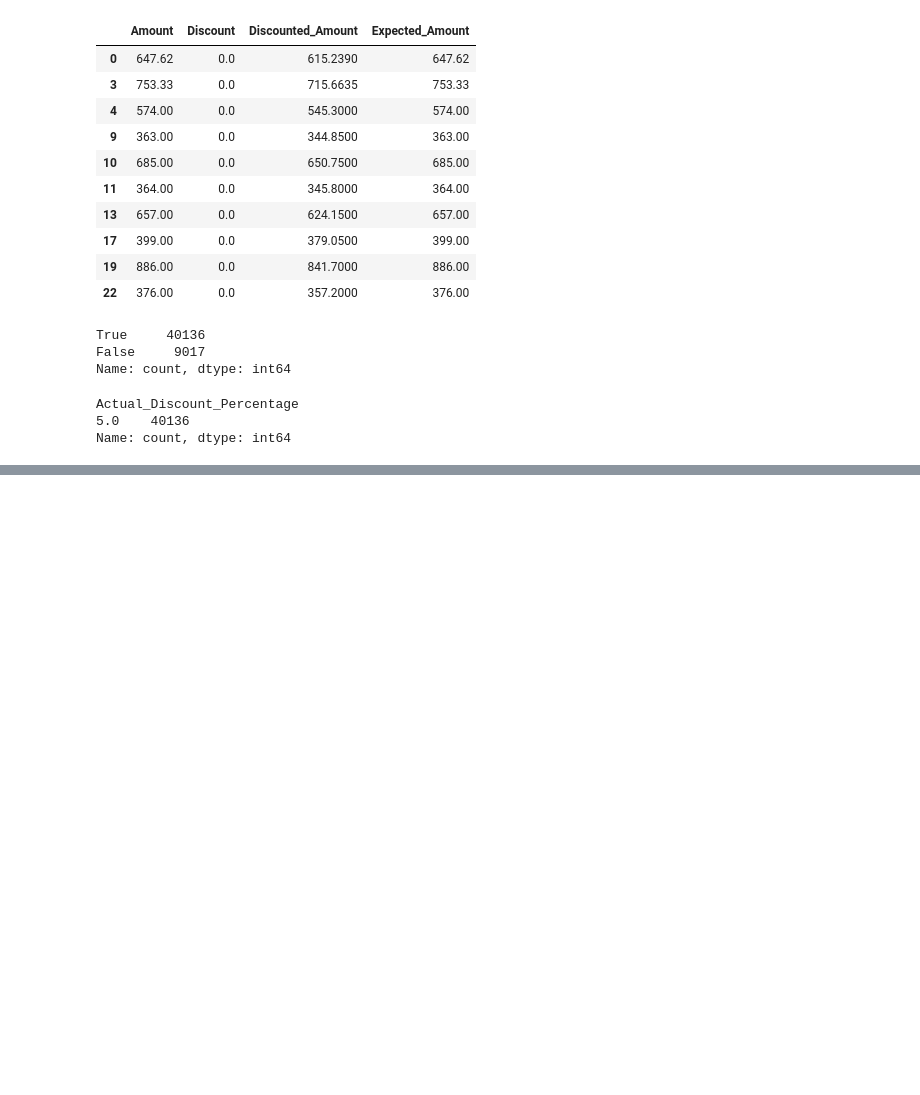
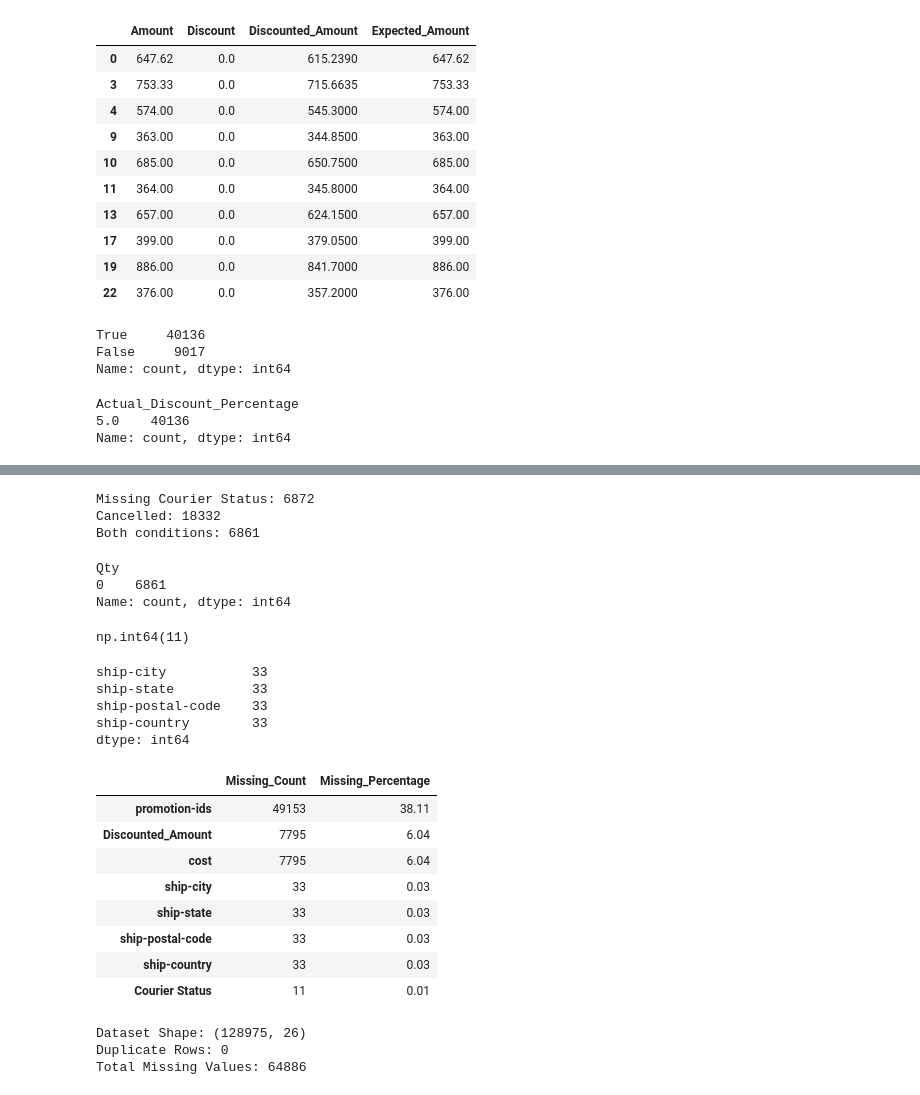
Before and after one commit to Bittukrrsharmaa/amzon-data-, a Jupyter notebook: Untitled.ipynb, the cells around one changed output, grey strips where cells are left out. Cells and saved outputs as stored; diff of their text form; code cells hidden in the pictures; blank space fills up the shorter version.

```diff
--- a/Untitled.ipynb
+++ b/Untitled.ipynb
@@ -1910,0 +1976,76 @@ Name: count, dtype: int64
+# %%
+mask = df["Courier Status"].isna()
+
+print("Missing Courier Status:", mask.sum())
+print("Cancelled:", df["Status"].eq("Cancelled").sum())
+print("Both conditions:", (mask & df["Status"].eq("Cancelled")).sum())
+# %% [output]
+Missing Courier Status: 6872
+Cancelled: 18332
+Both conditions: 6861
+# %%
+df.loc[
+    df["Courier Status"].isna() & df["Status"].eq("Cancelled"),
+    "Qty"
+].value_counts(dropna=False)
+# %% [output]
+Qty
+0    6861
+Name: count, dtype: int64
+# %%
+mask = (
+    df["Courier Status"].isna() &
+    df["Status"].eq("Cancelled")
+)
+
+df.loc[mask, "Courier Status"] = "Not Applicable"
+# %%
+df["Courier Status"].isnull().sum()
+# %% [output]
+np.int64(11)
+# %%
+df[[
+    "ship-city",
+    "ship-state",
+    "ship-postal-code",
+    "ship-country"
+]].isnull().sum()
+# %% [output]
+ship-city           33
+ship-state          33
+ship-postal-code    33
+ship-country        33
+dtype: int64
+# %%
+missing_report = pd.DataFrame({
+    "Missing_Count": df.isnull().sum(),
+    "Missing_Percentage": (
+        df.isnull().sum() / len(df) * 100
+    ).round(2)
+})
+
+missing_report = missing_report[
+    missing_report["Missing_Count"] > 0
+].sort_values("Missing_Count", ascending=False)
+
+missing_report
+# %% [output]
+|  | Missing_Count | Missing_Percentage |
+| promotion-ids | 49153 | 38.11 |
+| Discounted_Amount | 7795 | 6.04 |
+| cost | 7795 | 6.04 |
+| ship-city | 33 | 0.03 |
+| ship-state | 33 | 0.03 |
+| ship-postal-code | 33 | 0.03 |
+| ship-country | 33 | 0.03 |
+| Courier Status | 11 | 0.01 |
+# %%
+print("Dataset Shape:", df.shape)
+
+print("Duplicate Rows:", df.duplicated().sum())
+
+print("Total Missing Values:", df.isnull().sum().sum())
+# %% [output]
+Dataset Shape: (128975, 26)
+Duplicate Rows: 0
+Total Missing Values: 64886
```
Also changed, not shown: parts of 36 cells of this notebook.
